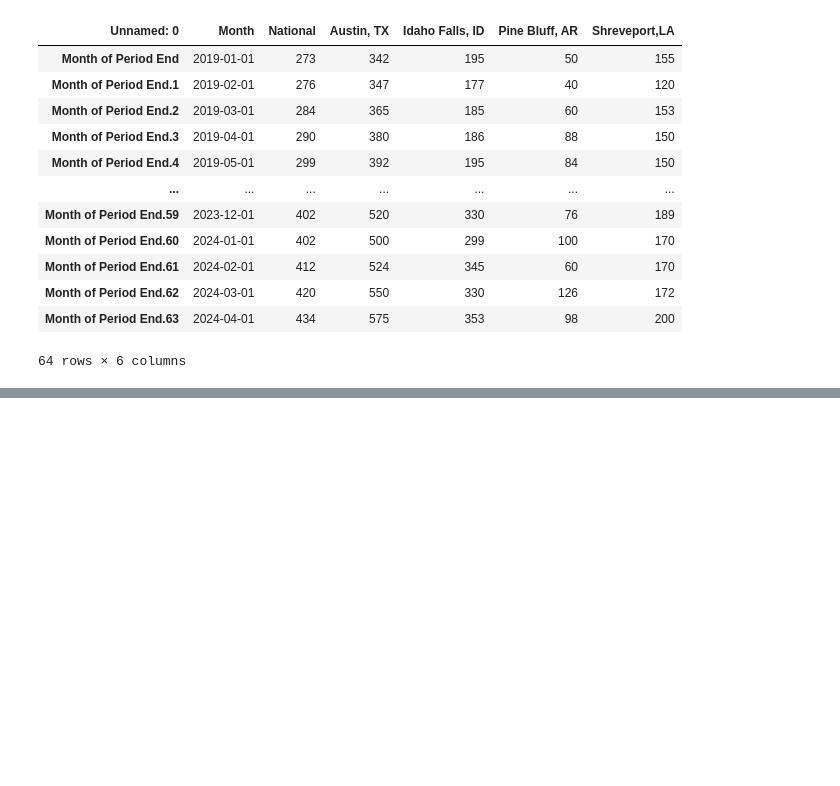
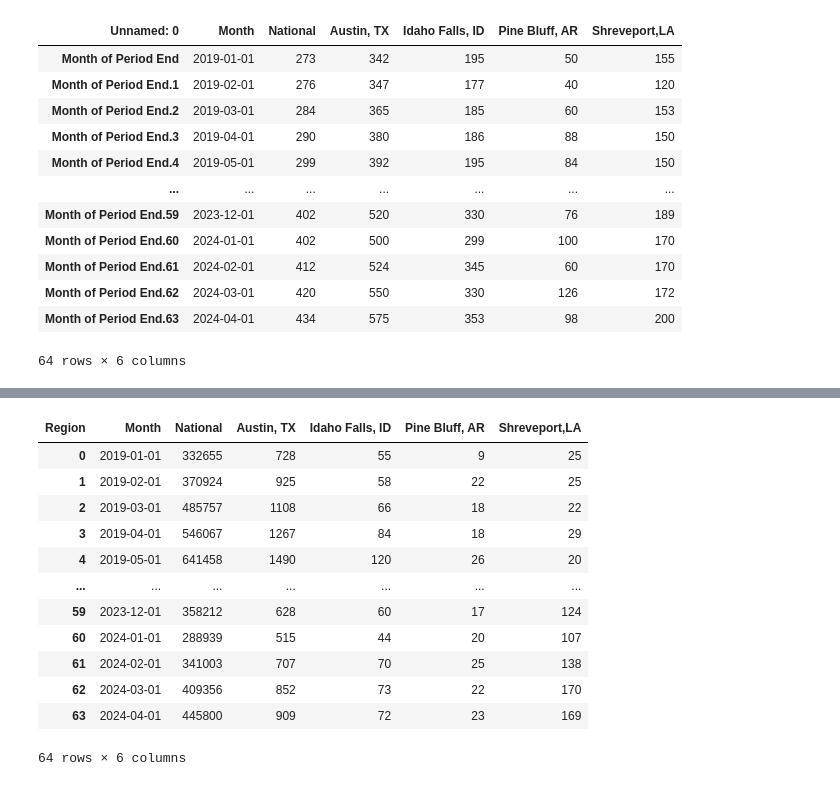
Before and after one commit to jriebe7/Housing-Project, a Jupyter notebook: state_data.ipynb, the cells around one changed output, grey strips where cells are left out. Saved outputs shown, nothing was run; the diff lists cells and outputs as text; code cells hidden in the pictures; blank space fills up the shorter version.

```diff
--- a/state_data.ipynb
+++ b/state_data.ipynb
@@ -97,0 +165,34 @@ sales_price_clean.to_csv("sales_price_clean_csv", index=False, header=True)
+# %%
+#Format qty to remove some text and to cast as integers
+sales_qty_index["National"] = sales_qty_index["National"].str.replace(",","")
+sales_qty_index["National int"] = sales_qty_index["National"].astype(int)
+sales_qty_index["Austin, TX"] = sales_qty_index["Austin, TX"].str.replace(",","")
+sales_qty_index["Austin int"] = sales_qty_index["Austin, TX"].astype(int)
+sales_qty_index["Idaho Falls, ID"] = sales_qty_index["Idaho Falls, ID"].str.replace(",","")
+sales_qty_index["Idaho Falls int"] = sales_qty_index["Idaho Falls, ID"].astype(int)
+sales_qty_index["Pine Bluff, AR"] = sales_qty_index["Pine Bluff, AR"].str.replace(",","")
+sales_qty_index["Pine Bluff int"] = sales_qty_index["Pine Bluff, AR"].astype(int)
+sales_qty_index["Shreveport, LA"] = sales_qty_index["Shreveport, LA"].str.replace(",","")
+sales_qty_index["Shreveport int"] = sales_qty_index["Shreveport, LA"].astype(int)
+# %%
+#Create new clean dataframe
+#Remove columns as object types
+sales_qty_clean = sales_qty_index.drop(columns=['National', 'Austin, TX','Idaho Falls, ID','Pine Bluff, AR','Shreveport, LA'])
+
+#Rename columns
+sales_qty_clean.rename(columns={"National int": "National", "Austin int":"Austin, TX","Idaho Falls int":"Idaho Falls, ID","Pine Bluff int":"Pine Bluff, AR","Shreveport int":"Shreveport,LA"},inplace=True)
+sales_qty_clean
+# %% [output]
+| Region | Month | National | Austin, TX | Idaho Falls, ID | Pine Bluff, AR | Shreveport,LA |
+| 0 | 2019-01-01 | 332655 | 728 | 55 | 9 | 25 |
+| 1 | 2019-02-01 | 370924 | 925 | 58 | 22 | 25 |
+| 2 | 2019-03-01 | 485757 | 1108 | 66 | 18 | 22 |
+| 3 | 2019-04-01 | 546067 | 1267 | 84 | 18 | 29 |
+| 4 | 2019-05-01 | 641458 | 1490 | 120 | 26 | 20 |
+| ... | ... | ... | ... | ... | ... | ... |
+| 59 | 2023-12-01 | 358212 | 628 | 60 | 17 | 124 |
+| 60 | 2024-01-01 | 288939 | 515 | 44 | 20 | 107 |
+| 61 | 2024-02-01 | 341003 | 707 | 70 | 25 | 138 |
+| 62 | 2024-03-01 | 409356 | 852 | 73 | 22 | 170 |
+| 63 | 2024-04-01 | 445800 | 909 | 72 | 23 | 169 |
+64 rows × 6 columns
```
Also changed, not shown: parts of 8 cells of this notebook, 1 other file.
